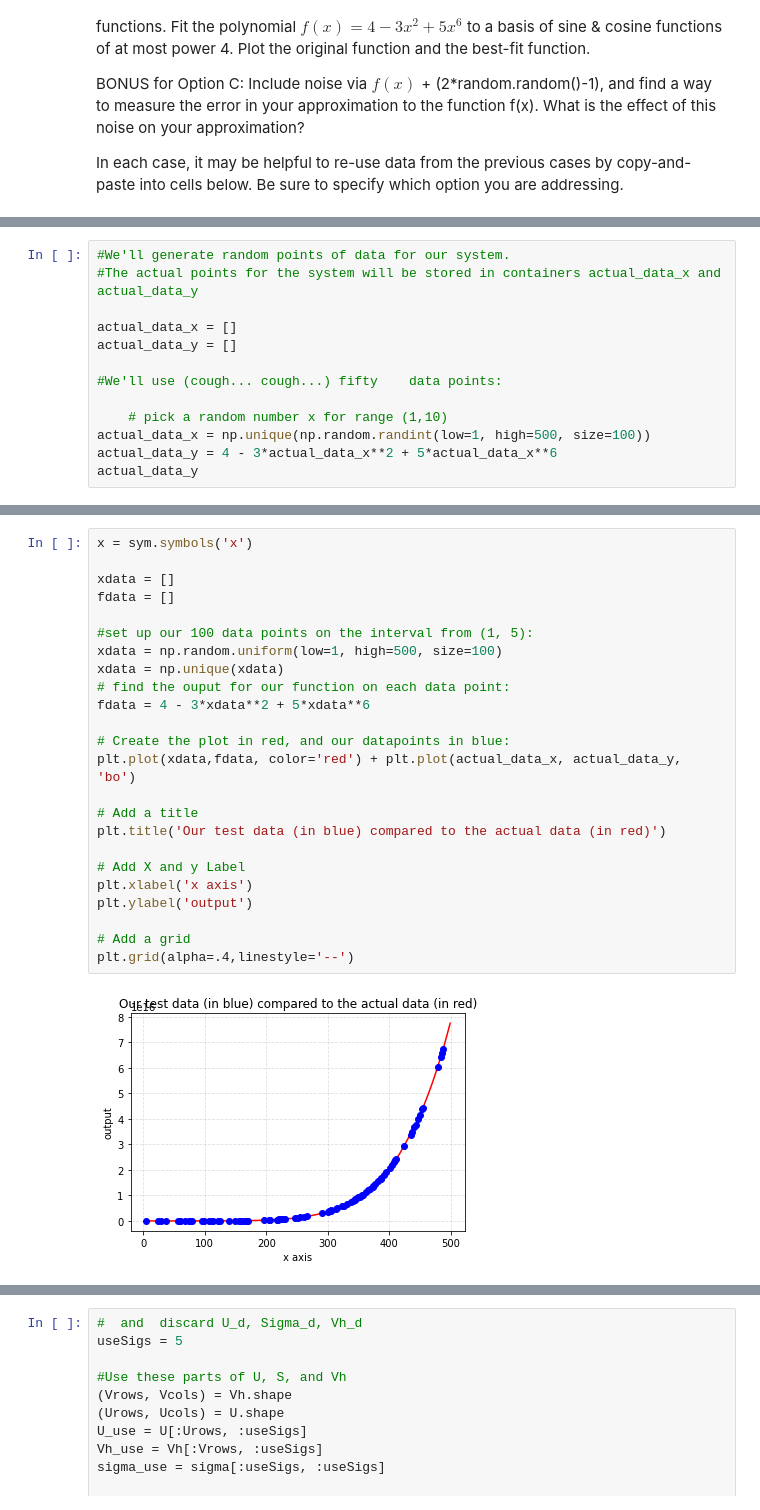
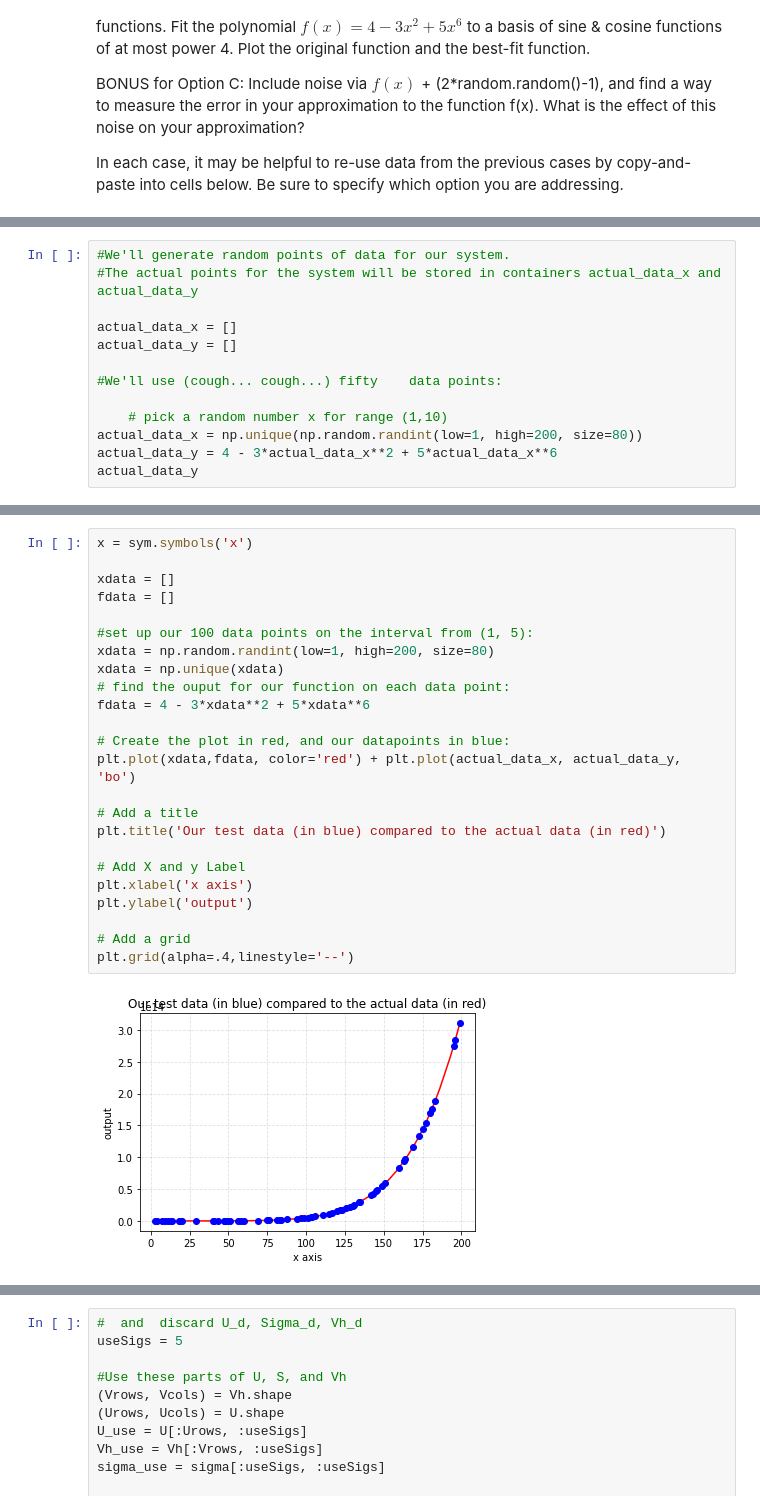
Before and after one commit to KapilKhanal/AdvLinearAlgebra, a Jupyter notebook: Project_4_Case_3_An_Interesting_Case_using_Singular_Values_and_Best_Fit.ipynb, the cells around one changed output, grey strips where cells are left out. Saved outputs shown, nothing was run; the diff lists cells and outputs as text.

```diff
--- a/Project_4_Case_3_An_Interesting_Case_using_Singular_Values_and_Best_Fit.ipynb
+++ b/Project_4_Case_3_An_Interesting_Case_using_Singular_Values_and_Best_Fit.ipynb
@@ -55,7 +57,7 @@ actual_data_y = []
 #We'll use (cough... cough...) fifty    data points:
 
     # pick a random number x for range (1,10)
-actual_data_x = np.unique(np.random.randint(low=1, high=500, size=100))
+actual_data_x = np.unique(np.random.randint(low=1, high=200, size=80))
 actual_data_y = 4 - 3*actual_data_x**2 + 5*actual_data_x**6
 actual_data_y
 # %% [output]
@@ -93,26 +97,26 @@ b = (np.matrix(actual_data_y)).transpose()
 # %%
 x = sym.symbols('x')
 
 xdata = []
 fdata = []
 
 #set up our 100 data points on the interval from (1, 5):
-xdata = np.random.uniform(low=1, high=500, size=100)
+xdata = np.random.randint(low=1, high=200, size=80)
 xdata = np.unique(xdata)
 # find the ouput for our function on each data point:
 fdata = 4 - 3*xdata**2 + 5*xdata**6
 
 # Create the plot in red, and our datapoints in blue:
 plt.plot(xdata,fdata, color='red') + plt.plot(actual_data_x, actual_data_y, 'bo')
 
 # Add a title
 plt.title('Our test data (in blue) compared to the actual data (in red)')
 
 # Add X and y Label
 plt.xlabel('x axis')
 plt.ylabel('output')
 
 # Add a grid
 plt.grid(alpha=.4,linestyle='--')
 # %% [output]
-[figure, old version]
+[figure, new version]
```
Also changed, not shown: parts of 16 cells of this notebook.
